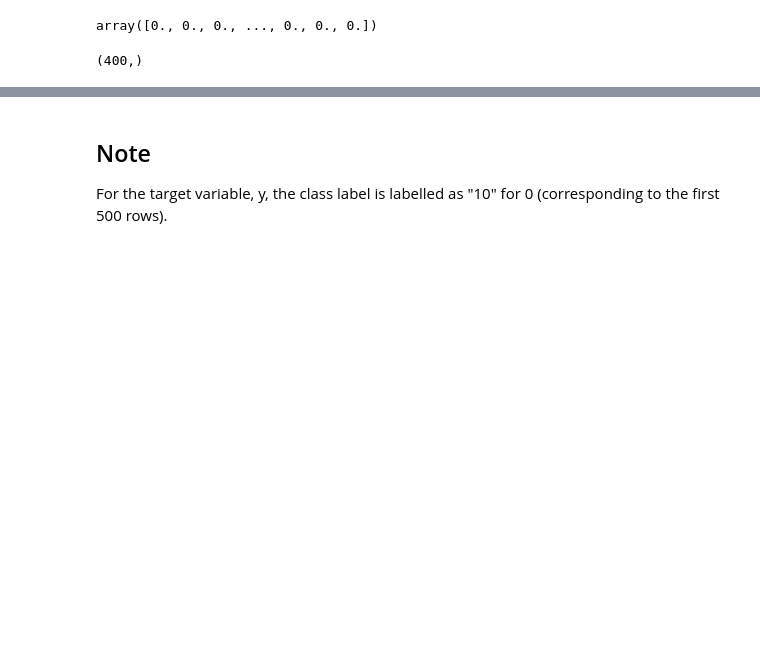
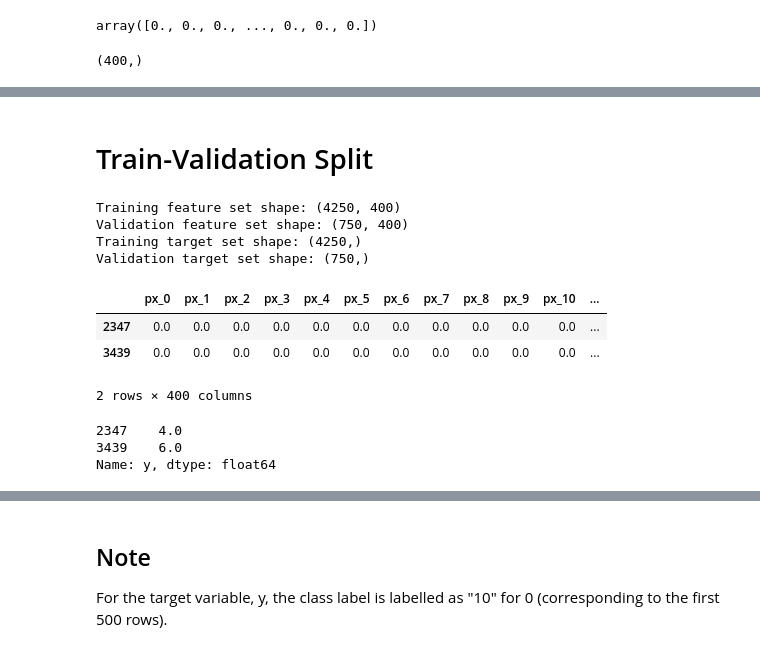
Before and after one commit to JouhC/ai-linearalgebra-probsets, a Jupyter notebook: notebooks/ps3_ann.ipynb, the cells around one changed output, grey strips where cells are left out. Drawn from its saved outputs; the diff is of its cells as text; code cells hidden in the pictures; blank space fills up the shorter version.

```diff
--- a/notebooks/ps3_ann.ipynb
+++ b/notebooks/ps3_ann.ipynb
@@ -34,0 +74,31 @@ array([0., 0., 0., ..., 0., 0., 0.])
+# %% [markdown]
+# Train-Validation Split
+# %%
+X_df = mnist_df.drop(columns=["y"])
+y_df = mnist_df["y"]
+raw_split: list[pd.DataFrame] = train_test_split(
+    X_df, y_df, test_size=0.15, random_state=42
+)
+
+X_train, X_val, y_train, y_val = raw_split
+
+print("Training feature set shape:", X_train.shape)
+print("Validation feature set shape:", X_val.shape)
+print("Training target set shape:", y_train.shape)
+print("Validation target set shape:", y_val.shape)
+# %% [output]
+Training feature set shape: (4250, 400)
+Validation feature set shape: (750, 400)
+Training target set shape: (4250,)
+Validation target set shape: (750,)
+# %%
+display(X_train.head(2))
+display(y_train.head(2))
+# %% [output]
+|  | px_0 | px_1 | px_2 | px_3 | px_4 | px_5 | px_6 | px_7 | px_8 | px_9 | px_10 | ... |
+| 2347 | 0.0 | 0.0 | 0.0 | 0.0 | 0.0 | 0.0 | 0.0 | 0.0 | 0.0 | 0.0 | 0.0 | ... |
+| 3439 | 0.0 | 0.0 | 0.0 | 0.0 | 0.0 | 0.0 | 0.0 | 0.0 | 0.0 | 0.0 | 0.0 | ... |
+2 rows × 400 columns
+2347    4.0
+3439    6.0
+Name: y, dtype: float64
```
Also changed, not shown: parts of 11 cells of this notebook.
